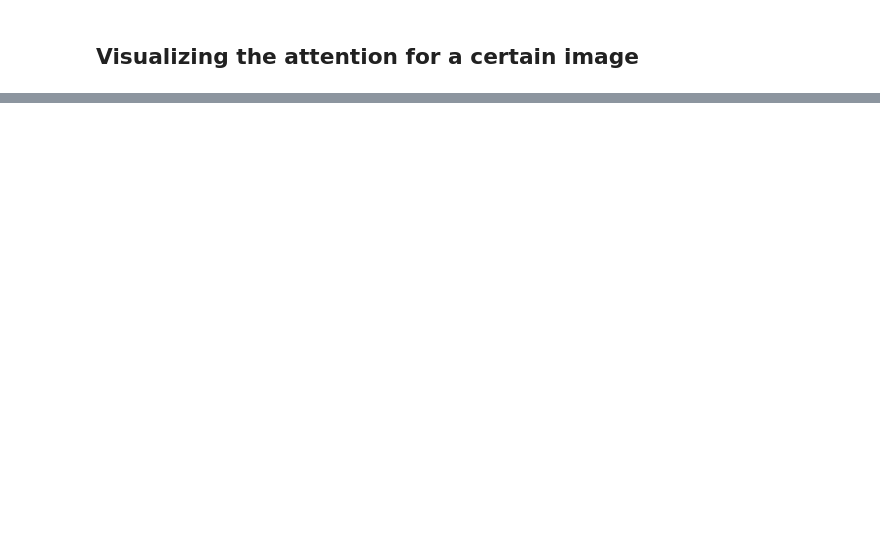
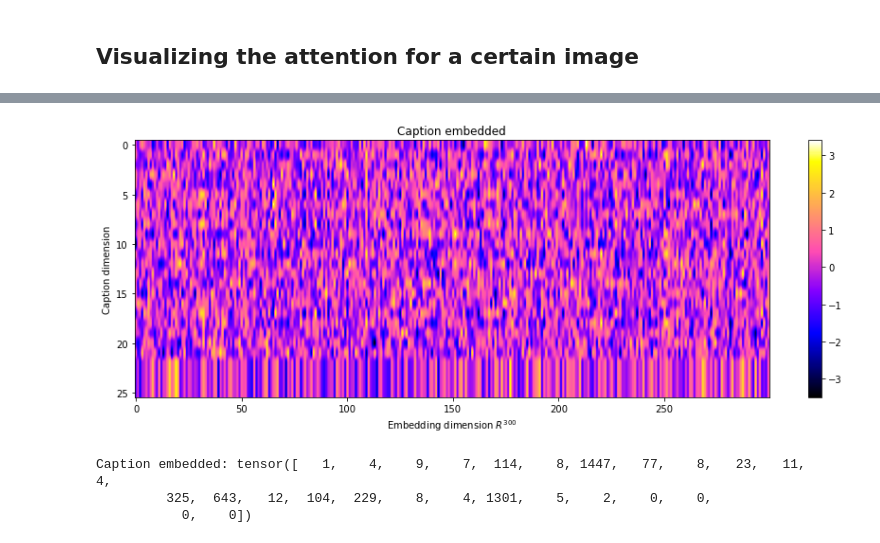
Before and after one commit to DCC-UAB/Image_Captioning, a Jupyter notebook: SRC/Visualization.ipynb, the cells around one changed output, grey strips where cells are left out. Saved outputs shown, nothing was run; the diff lists cells and outputs as text; code cells hidden in the pictures; blank space fills up the shorter version.

```diff
--- a/SRC/Visualization.ipynb
+++ b/SRC/Visualization.ipynb
@@ -159,0 +201,6 @@ plot_attention(img1, caps, alphas)
+# %%
+# Getting the processed captions for the 3rd image in the train dataset
+test_train_loader = deepcopy(train_loader)
+_, caption = next(iter(train_loader))
+captions = [caption[i] for i in range(10,15)]
+captions = torch.stack(captions); captions
@@ -159,0 +223,8 @@ plot_attention(img1, caps, alphas)
+# %%
+# Generating an intance of the embedding class from torch
+vocab_size = len(dataset.vocab)
+embed_size = 300
+embdedding = nn.Embedding(vocab_size, embed_size)
+# %%
+# Embedding the 5 captions
+embedded = embdedding(captions)
@@ -159,0 +243,14 @@ plot_attention(img1, caps, alphas)
+# %%
+plt.figure(figsize=(15,5))
+plt.imshow(embedded[0].detach().numpy(), cmap='gnuplot2', aspect='auto')  # Display the tensor as an image
+plt.colorbar()
+plt.title("Caption embedded")
+plt.ylabel("Caption dimension")
+plt.xlabel("Embedding dimension $R^{300}$")
+plt.show()
+print("Caption embedded:", captions[0])
+# %% [output]
+[figure, added]
+Caption embedded: tensor([   1,    4,    9,    7,  114,    8, 1447,   77,    8,   23,   11,    4,
+         325,  643,   12,  104,  229,    8,    4, 1301,    5,    2,    0,    0,
+           0,    0])
```
Also changed, not shown: parts of 14 cells of this notebook, 2 other files.
